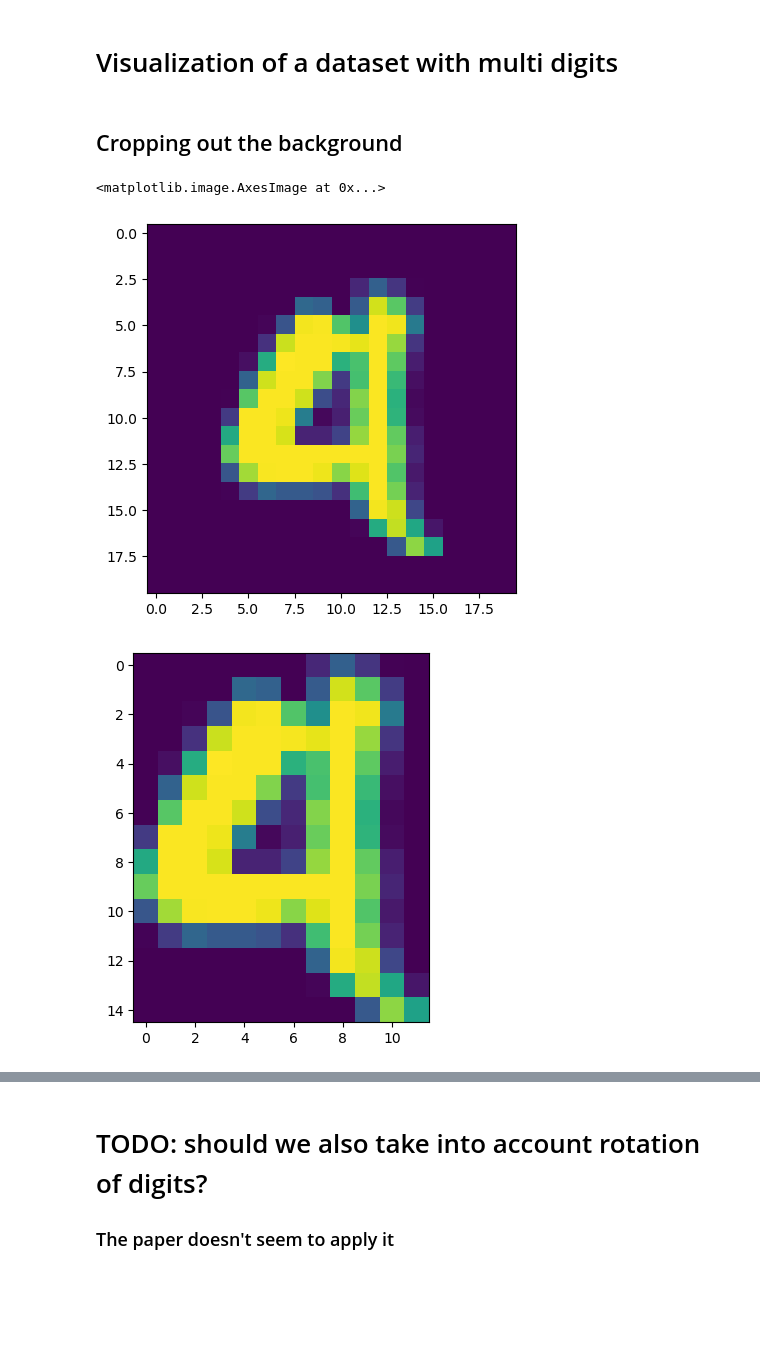
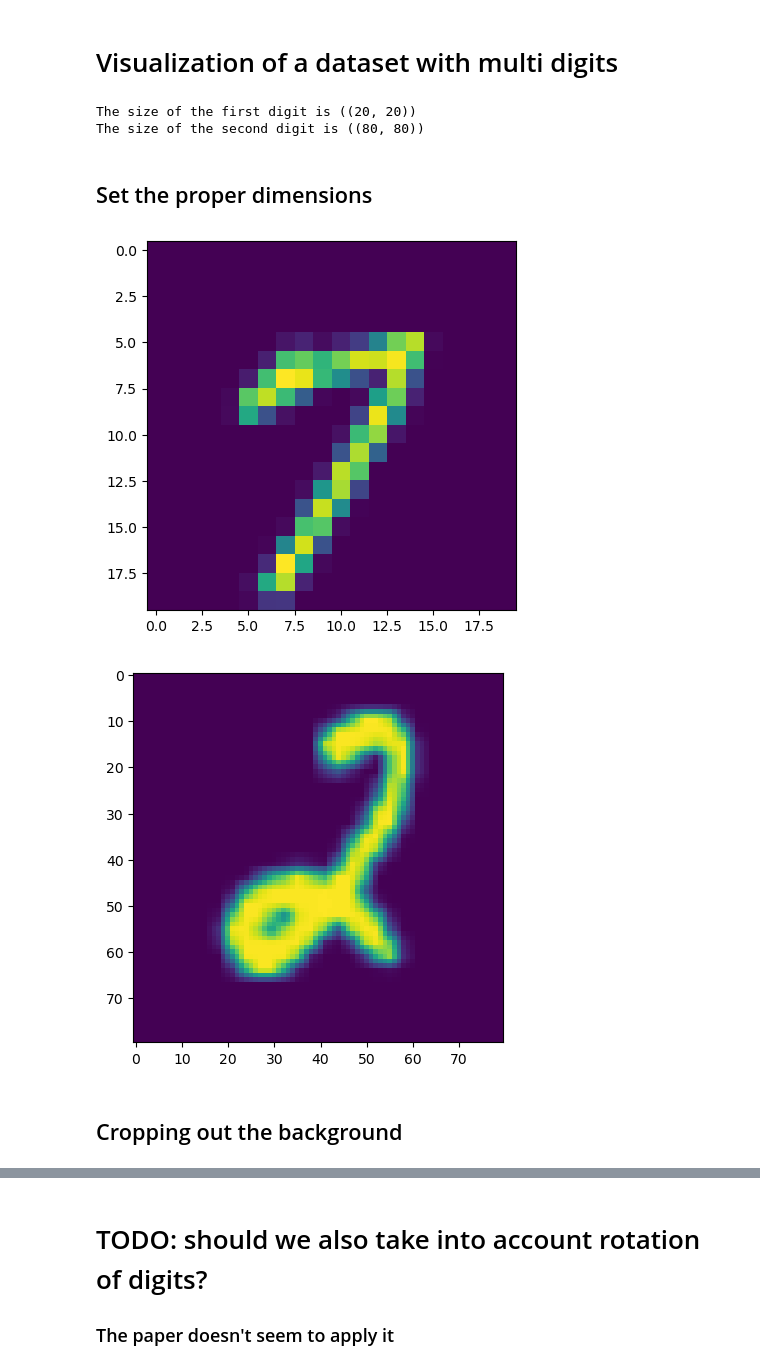
Before and after one commit to mona251/Intriguing-Properties-of-Contrastive-Losses, a Jupyter notebook: scripts/multi_digits.ipynb, the cells around one changed output, grey strips where cells are left out. Saved outputs shown, nothing was run; the diff lists cells and outputs as text; code cells hidden in the pictures; blank space fills up the shorter version.

Commit message:
first version of multi digits with different shape works

```diff
--- a/scripts/multi_digits.ipynb
+++ b/scripts/multi_digits.ipynb
@@ -14,11 +19,14 @@ from src.utils import crop_digit
 # %%
-seed = 2
-n_sampled_digits = 1
+seed = 4
+n_sampled_digits = 2
 
 mnist_dataset_train, mnist_dataset_test = load_mnist()
 
-sampled_digit_image = sample_uniformly_imgs(
-    mnist_dataset_train, n_sampled_digits, seed)[0]
+sampled_digit_images = sample_uniformly_imgs(
+    mnist_dataset_train, n_sampled_digits, seed)
+
+first_digit = sampled_digit_images[0]
+second_digit = sampled_digit_images[1]
 # %%
 canvas_height = 112
 canvas_width = 112
@@ -30,15 +38,24 @@ scale = 10
 size_first_digit = min_size
 size_second_digit = np.random.randint(
     min_size / scale, (max_size / scale) + 1) * scale
+print(f"The size of the first digit is ({size_first_digit, size_first_digit})")
+print(f"The size of the second digit is ({size_second_digit, size_second_digit})")
+# %% [output]
+The size of the first digit is ((20, 20))
+The size of the second digit is ((80, 80))
+# %% [markdown]
+## Set the proper dimensions
+# %%
+first_digit = downsample_img(first_digit, size_first_digit,
+                             size_first_digit, grayscale=True)
+second_digit = downsample_img(second_digit, size_second_digit,
+                              size_second_digit, grayscale=True)
+plt.imshow(first_digit)
+plt.show()
+plt.imshow(second_digit)
+plt.show()
+# %% [output]
+[figure, added]
+[figure, added]
 # %% [markdown]
 ## Cropping out the background
-# %%
-digit = downsample_img(sampled_digit_image, 20, 20, grayscale=True)
-plt.imshow(digit)
-# %% [output]
-<matplotlib.image.AxesImage at 0x...>
-[figure, removed]
-# %%
-crop_digit(digit, plot=True)
-# %% [output]
-[figure, removed]
```
Also changed, not shown: parts of 4 cells of this notebook, 1 other file.
